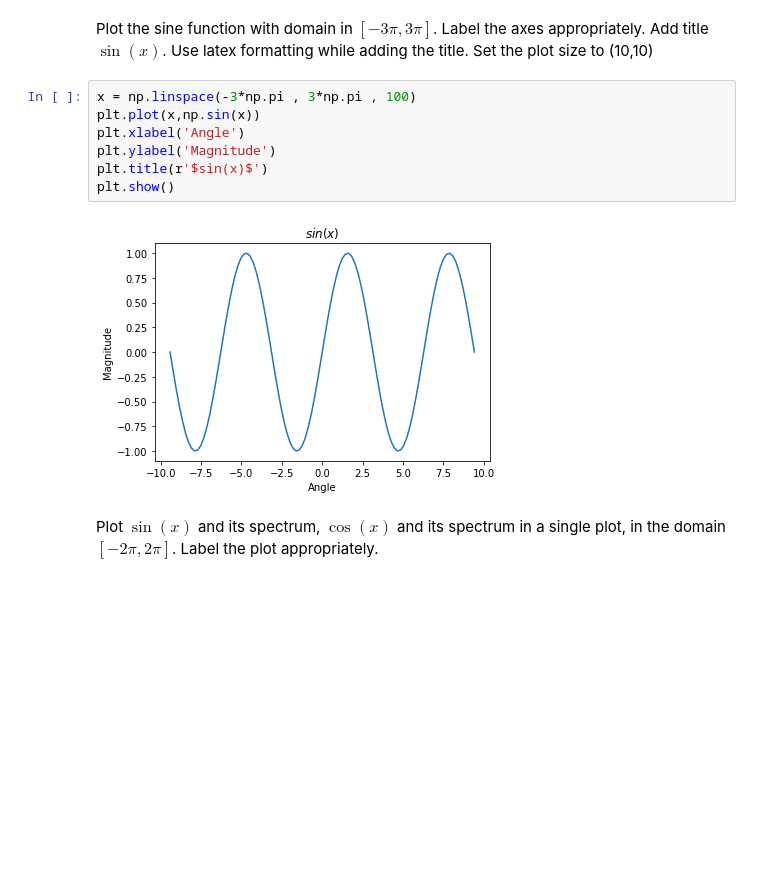
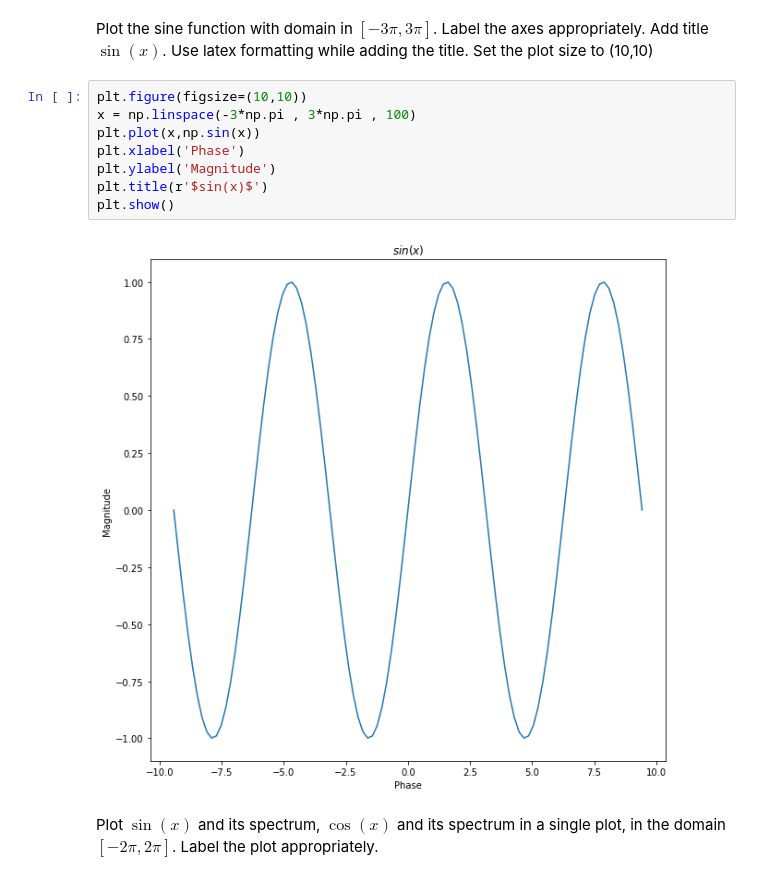
Before and after one commit to mukuakhilesh/SHALA2020, a Jupyter notebook: Assignment_1_DS.ipynb, the cells around one changed output. Cells and saved outputs as stored; diff of their text form; blank space fills up the shorter version.

```diff
--- a/Assignment_1_DS.ipynb
+++ b/Assignment_1_DS.ipynb
@@ -373,14 +427,15 @@ from matplotlib import pyplot as plt
 # %% [markdown]
 Plot the sine function with domain in $[-3\pi,3\pi]$. Label the axes appropriately. Add title $\sin(x)$. Use latex formatting while adding the title. Set the plot size to (10,10)
 # %%
+plt.figure(figsize=(10,10))
 x = np.linspace(-3*np.pi , 3*np.pi , 100)
 plt.plot(x,np.sin(x))
-plt.xlabel('Angle')
+plt.xlabel('Phase')
 plt.ylabel('Magnitude')
 plt.title(r'$sin(x)$')
 plt.show()
 # %% [output]
-[figure, old version]
+[figure, new version]
 # %% [markdown]
 Plot $\sin(x)$ and its spectrum, $\cos(x)$ and its spectrum in a single plot, in the domain $[-2\pi,2\pi]$. Label the plot appropriately.
 # %%
```
Also changed, not shown: parts of 8 cells of this notebook.
